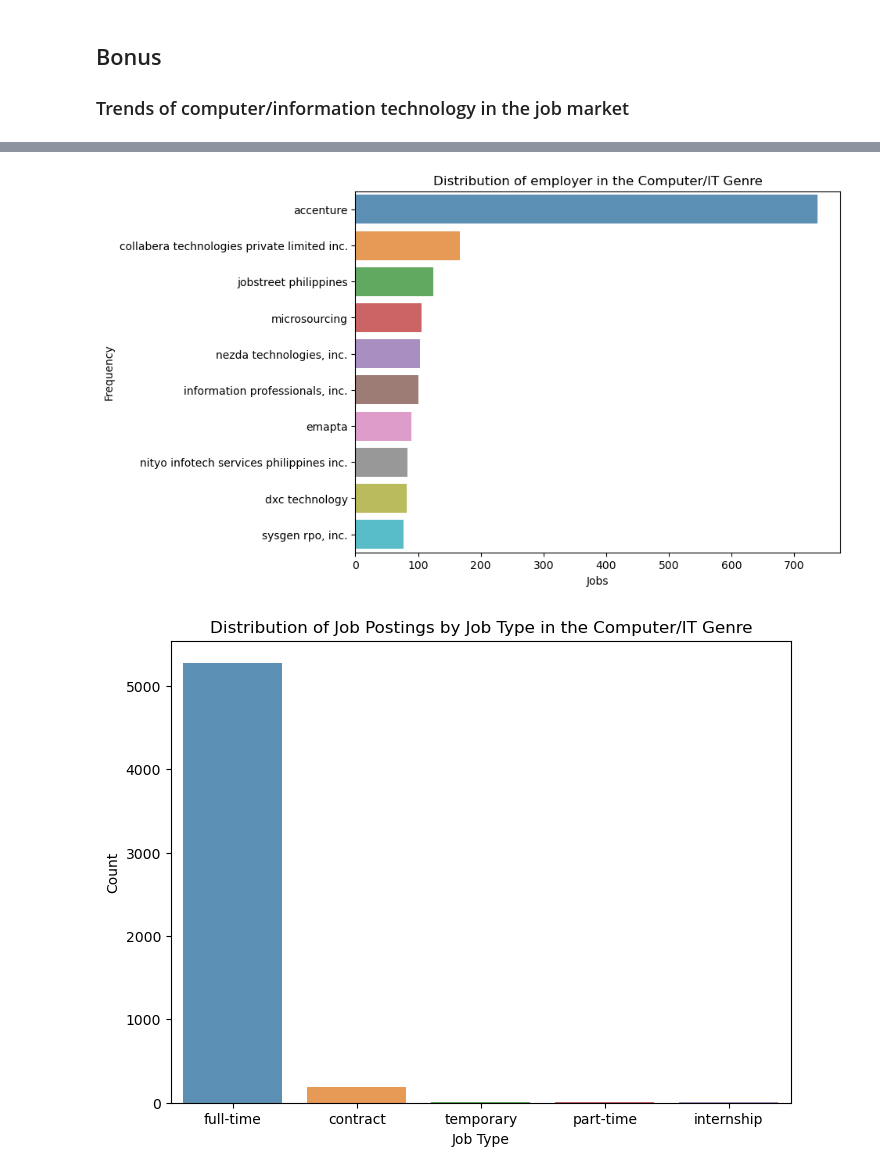
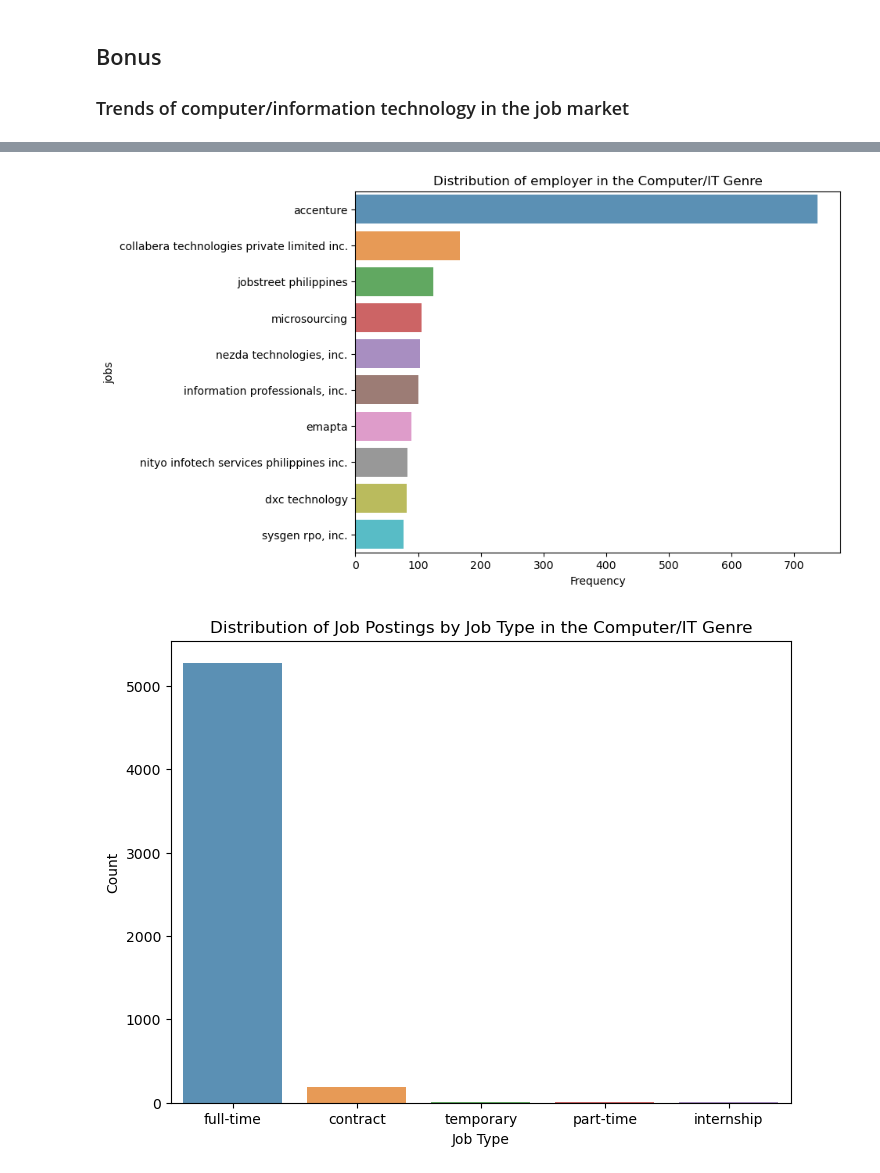
Before and after one commit to smpayawal/Exploring-Job-Market-Trends-and-Companies-in-Various-Locations, a Jupyter notebook: Job Market Analysis.ipynb, the cells around one changed output, grey strips where cells are left out. Saved outputs shown, nothing was run; the diff lists cells and outputs as text; code cells hidden in the pictures.

```diff
--- a/Job Market Analysis.ipynb
+++ b/Job Market Analysis.ipynb
@@ -247,14 +247,14 @@ plt.show()
 # %%
 comp_n = df_it['company_name'].value_counts().nlargest(10)
 
 plt.figure(figsize=(8,6))
 sns.barplot(x=comp_n.values, y = comp_n.index, alpha=0.8)
 plt.title('Distribution of employer in the Computer/IT Genre')
-plt.xlabel('Jobs')
-plt.ylabel('Frequency')
+plt.xlabel('Frequency')
+plt.ylabel('jobs')
 plt.show()
 # %% [output]
-[figure, old version]
+[figure, new version]
 # %%
 job_type_counts = df_it['job_type'].value_counts()
 plt.figure(figsize=(8,6))
```
Also changed, not shown: parts of 1 cell of this notebook.
